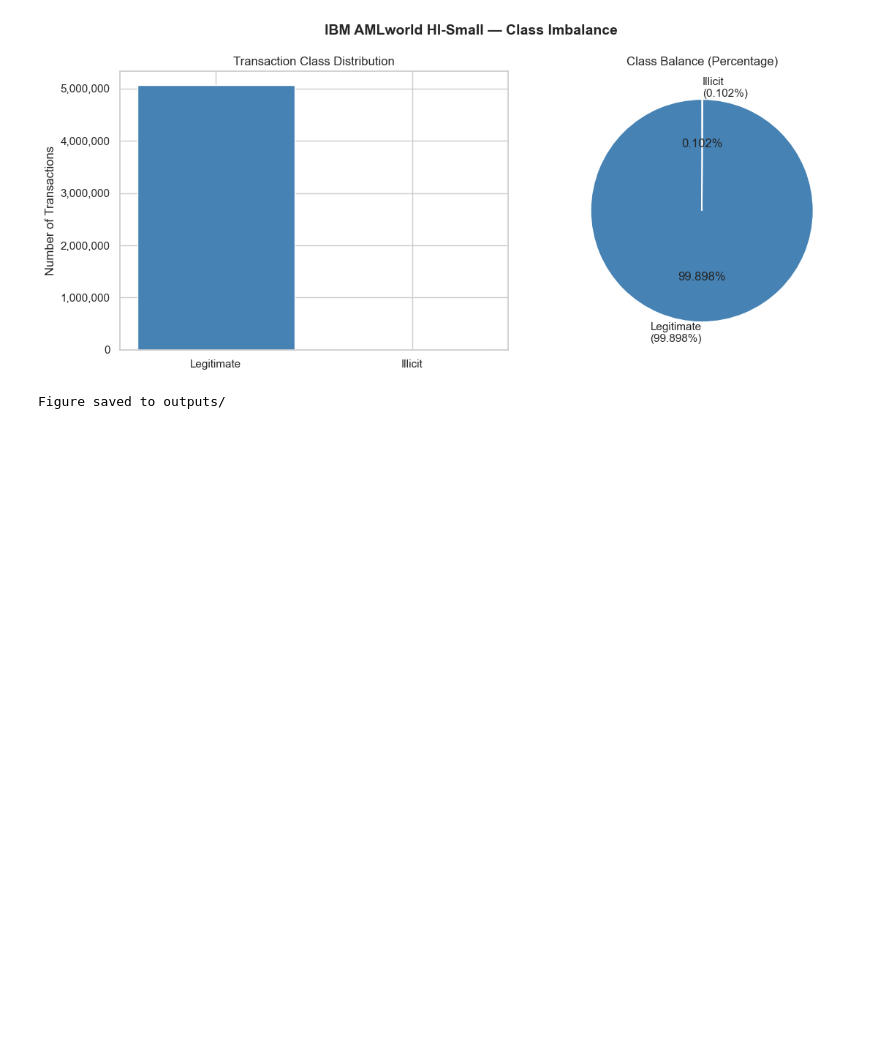
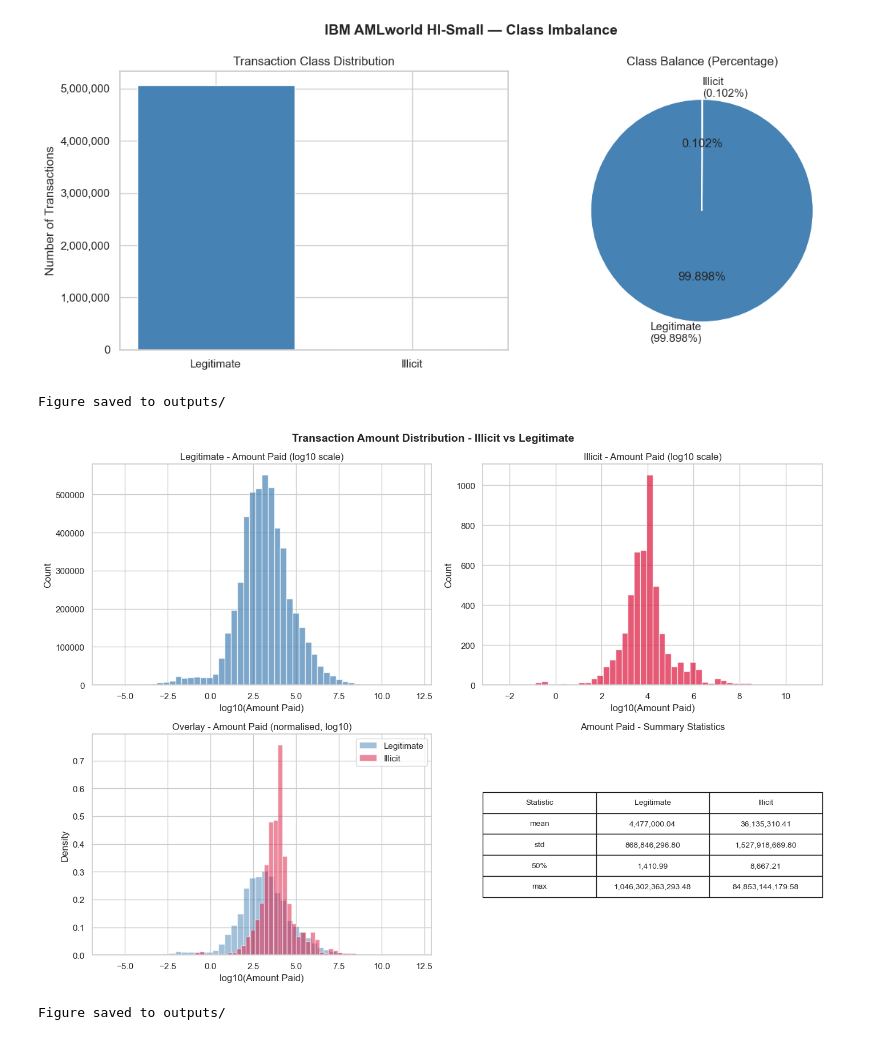
Before and after one commit to Charan2606Rajashekar/graph_AML_pipeline, a Jupyter notebook: notebooks/02_eda.ipynb, the cells around one changed output. Drawn from its saved outputs; the diff is of its cells as text; code cells hidden in the pictures; blank space fills up the shorter version.

```diff
--- a/notebooks/02_eda.ipynb
+++ b/notebooks/02_eda.ipynb
@@ -82,3 +82,56 @@ print("Figure saved to outputs/")
 # %% [output]
 [figure]
 Figure saved to outputs/
+# %%
+# Transaction amount distribution
+fig, axes = plt.subplots(2, 2, figsize=(14, 10))
+
+# Log-scale distributions for legitimate vs illicit
+for idx, label, color, name in [(0, 0, 'steelblue', 'Legitimate'),
+                                  (1, 1, 'crimson', 'Illicit')]:
+    subset = df[df['Is Laundering'] == label]['Amount Paid']
+
+    axes[0, idx].hist(np.log10(subset[subset > 0]),
+                      bins=50, color=color, alpha=0.7, edgecolor='white')
+    axes[0, idx].set_title(f'{name} - Amount Paid (log10 scale)')
+    axes[0, idx].set_xlabel('log10(Amount Paid)')
+    axes[0, idx].set_ylabel('Count')
+
+# Overlay comparison
+for label, color, name in [(0, 'steelblue', 'Legitimate'),
+                            (1, 'crimson', 'Illicit')]:
+    subset = df[df['Is Laundering'] == label]['Amount Paid']
+    axes[1, 0].hist(np.log10(subset[subset > 0]),
+                    bins=50, color=color, alpha=0.5,
+                    label=name, edgecolor='white', density=True)
+axes[1, 0].set_title('Overlay - Amount Paid (normalised, log10)')
+axes[1, 0].set_xlabel('log10(Amount Paid)')
+axes[1, 0].set_ylabel('Density')
+axes[1, 0].legend()
+
+# Summary statistics table as text
+stats = df.groupby('Is Laundering')['Amount Paid'].describe()
+axes[1, 1].axis('off')
+table_data = [['Statistic', 'Legitimate', 'Illicit']]
+for stat in ['mean', 'std', '50%', 'max']:
+    table_data.append([
+        stat,
+        f"{stats.loc[0, stat]:,.2f}",
+        f"{stats.loc[1, stat]:,.2f}"
+    ])
+table = axes[1, 1].table(cellText=table_data[1:],
+                          colLabels=table_data[0],
+                          loc='center', cellLoc='center')
+table.scale(1, 2)
+axes[1, 1].set_title('Amount Paid - Summary Statistics')
+
+plt.suptitle('Transaction Amount Distribution - Illicit vs Legitimate',
+             fontsize=14, fontweight='bold')
+plt.tight_layout()
+plt.savefig('../outputs/fig02_amount_distribution.png',
+            dpi=150, bbox_inches='tight')
+plt.show()
+print("Figure saved to outputs/")
+# %% [output]
+[figure, added]
+Figure saved to outputs/
```
Also changed, not shown: parts of 6 cells of this notebook, 1 other file.
